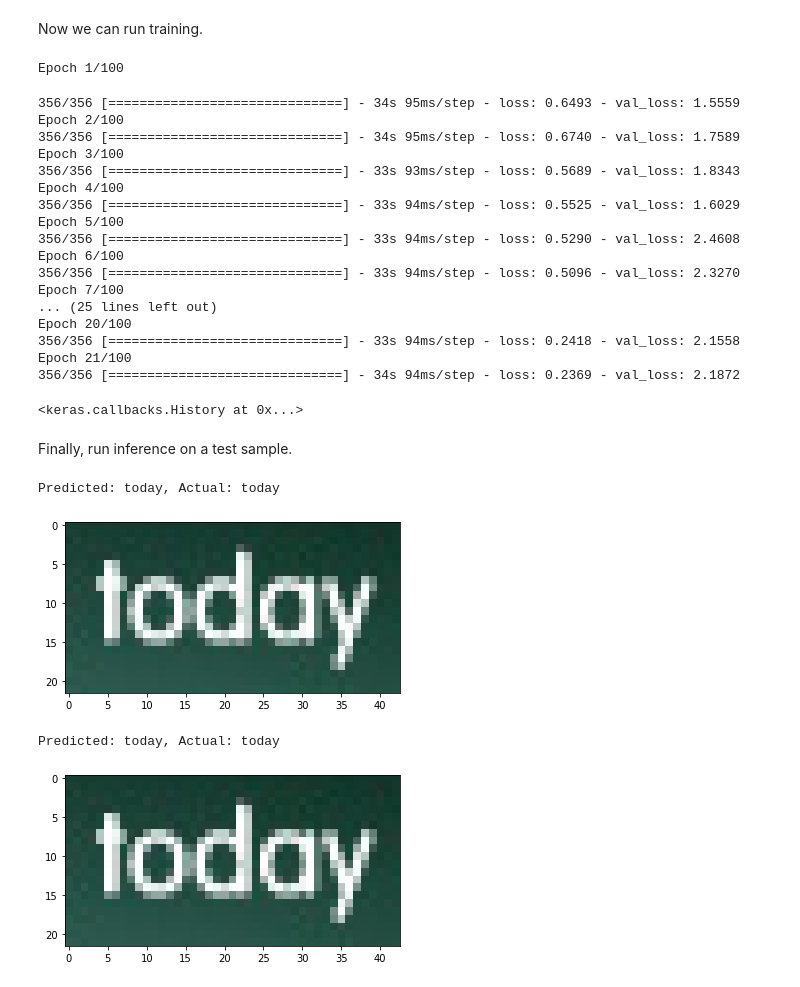
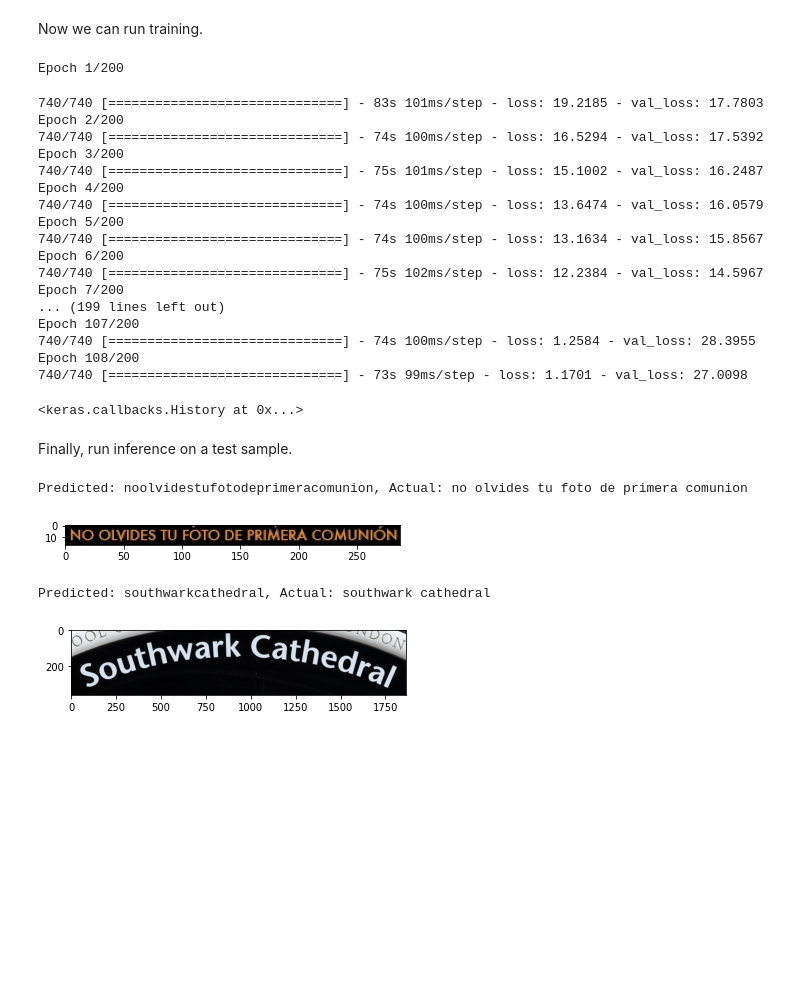
Before and after one commit to GruAna/VU, a Jupyter notebook: Copy_of_keras_ocr_born_digital_public_tuning_model.ipynb, the cells around one changed output. Saved outputs shown, nothing was run; the diff lists cells and outputs as text; code cells hidden in the pictures; blank space fills up the shorter version.

Commit message:
training of keras with ctw

```diff
--- a/Copy_of_keras_ocr_born_digital_public_tuning_model.ipynb
+++ b/Copy_of_keras_ocr_born_digital_public_tuning_model.ipynb
@@ -72,3 +87,23 @@ Looking for ./borndigital/test/Challenge1_Test_Task3_GT.txt
+# %%
+ground_truth = []
+
+for i, file in enumerate(list_xml_paths):
+     ground_truth.append(read_gt_ctw_train(file))
+
+# ground_truth is in the is a list of tuples, where first is the gt word
+# and second is an array of top left and bottom right coordinates
+# format: ('text', [[tl,tl],[br,br]])
+# %%
+cropped_gt = image_text_crop(train_images, filenames, ground_truth,  result_folder='./train_data', skip_longer_than=40)
+train_dir = '/content/train_data/'
+(_, _, train_files) = next(os.walk(train_dir))
+train_files = [os.path.join(train_dir, file) for file in sorted(train_files)]
+# %%
+train_labels = [
+    (filepath, None, "".join(
+        char for char in word.split('\t',1)[1].lower() if (char.isalnum() or char.isspace())))
+    for filepath, word in list(zip(train_files, cropped_gt))
+    ]
 # %% [markdown]
 We next build our recognizer, using the default options to get a pretrained model.
 # %%
@@ -123,9 +158,9 @@ text: alfa
 Now we can run training.
 # %%
 callbacks = [
-    tf.keras.callbacks.EarlyStopping(monitor='val_loss', min_delta=0, patience=20, restore_best_weights=False),
-    tf.keras.callbacks.ModelCheckpoint('recognizer_borndigital.h5', monitor='val_loss', save_best_only=True),
-    tf.keras.callbacks.CSVLogger('recognizer_borndigital.csv')
+    tf.keras.callbacks.EarlyStopping(monitor='val_loss', min_delta=0, patience=100, restore_best_weights=False),
+    tf.keras.callbacks.ModelCheckpoint('recognizer_ctw2.h5', monitor='val_loss', save_best_only=True),
+    tf.keras.callbacks.CSVLogger('recognizer_ctw2.csv')
 ]
 recognizer.training_model.fit_generator(
     generator=training_gen,
@@ -133,36 +168,36 @@ recognizer.training_model.fit_generator(
     validation_steps=validation_steps,
     validation_data=validation_gen,
     callbacks=callbacks,
-    epochs=100,
+    epochs=200,
 )
 # %% [output]
-Epoch 1/100
+Epoch 1/200
-356/356 [==============================] - 34s 95ms/step - loss: 0.6493 - val_loss: 1.5559
-Epoch 2/100
-356/356 [==============================] - 34s 95ms/step - loss: 0.6740 - val_loss: 1.7589
-Epoch 3/100
-356/356 [==============================] - 33s 93ms/step - loss: 0.5689 - val_loss: 1.8343
-Epoch 4/100
-356/356 [==============================] - 33s 94ms/step - loss: 0.5525 - val_loss: 1.6029
-Epoch 5/100
-356/356 [==============================] - 33s 94ms/step - loss: 0.5290 - val_loss: 2.4608
-Epoch 6/100
-356/356 [==============================] - 33s 94ms/step - loss: 0.5096 - val_loss: 2.3270
-Epoch 7/100
-... (25 lines left out)
-Epoch 20/100
-356/356 [==============================] - 33s 94ms/step - loss: 0.2418 - val_loss: 2.1558
-Epoch 21/100
-356/356 [==============================] - 34s 94ms/step - loss: 0.2369 - val_loss: 2.1872
+740/740 [==============================] - 83s 101ms/step - loss: 19.2185 - val_loss: 17.7803
+Epoch 2/200
+740/740 [==============================] - 74s 100ms/step - loss: 16.5294 - val_loss: 17.5392
+Epoch 3/200
+740/740 [==============================] - 75s 101ms/step - loss: 15.1002 - val_loss: 16.2487
+Epoch 4/200
+740/740 [==============================] - 74s 100ms/step - loss: 13.6474 - val_loss: 16.0579
+Epoch 5/200
+740/740 [==============================] - 74s 100ms/step - loss: 13.1634 - val_loss: 15.8567
+Epoch 6/200
+740/740 [==============================] - 75s 102ms/step - loss: 12.2384 - val_loss: 14.5967
+Epoch 7/200
+... (199 lines left out)
+Epoch 107/200
+740/740 [==============================] - 74s 100ms/step - loss: 1.2584 - val_loss: 28.3955
+Epoch 108/200
+740/740 [==============================] - 73s 99ms/step - loss: 1.1701 - val_loss: 27.0098
 <keras.callbacks.History at 0x...>
 # %% [markdown]
 Finally, run inference on a test sample.
 # %%
-image_filepath, _, actual = test_labels[1]
+image_filepath, _, actual = train_labels[1]
 predicted = recognizer.recognize(image_filepath)
 print(f'Predicted: {predicted}, Actual: {actual}')
 _ = plt.imshow(keras_ocr.tools.read(image_filepath))
 # %% [output]
-Predicted: today, Actual: today
+Predicted: noolvidestufotodeprimeracomunion, Actual: no olvides tu foto de primera comunion
-[figure, old version]
+[figure, new version]
 # %%
@@ -170,8 +205,8 @@ recognizer.model.load_weights('recognizer_borndigital.h5')
 # %%
-image_filepath, _, actual = test_labels[1]
+image_filepath, _, actual = train_labels[1398]
 predicted = recognizer.recognize(image_filepath)
 print(f'Predicted: {predicted}, Actual: {actual}')
 _ = plt.imshow(keras_ocr.tools.read(image_filepath))
 # %% [output]
-Predicted: today, Actual: today
+Predicted: southwarkcathedral, Actual: southwark cathedral
-[figure, old version]
+[figure, new version]
```
Also changed, not shown: parts of 12 cells of this notebook.
